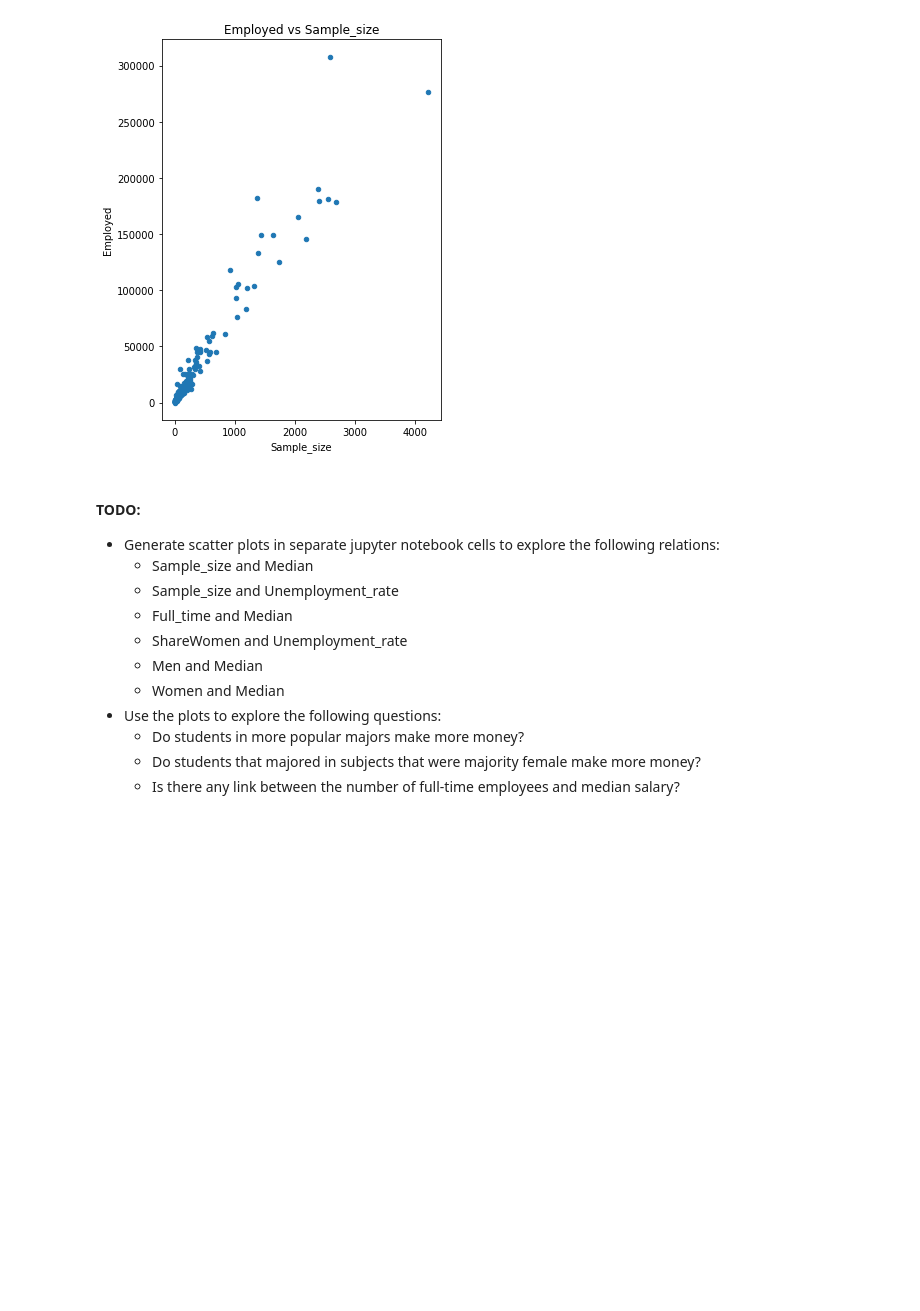
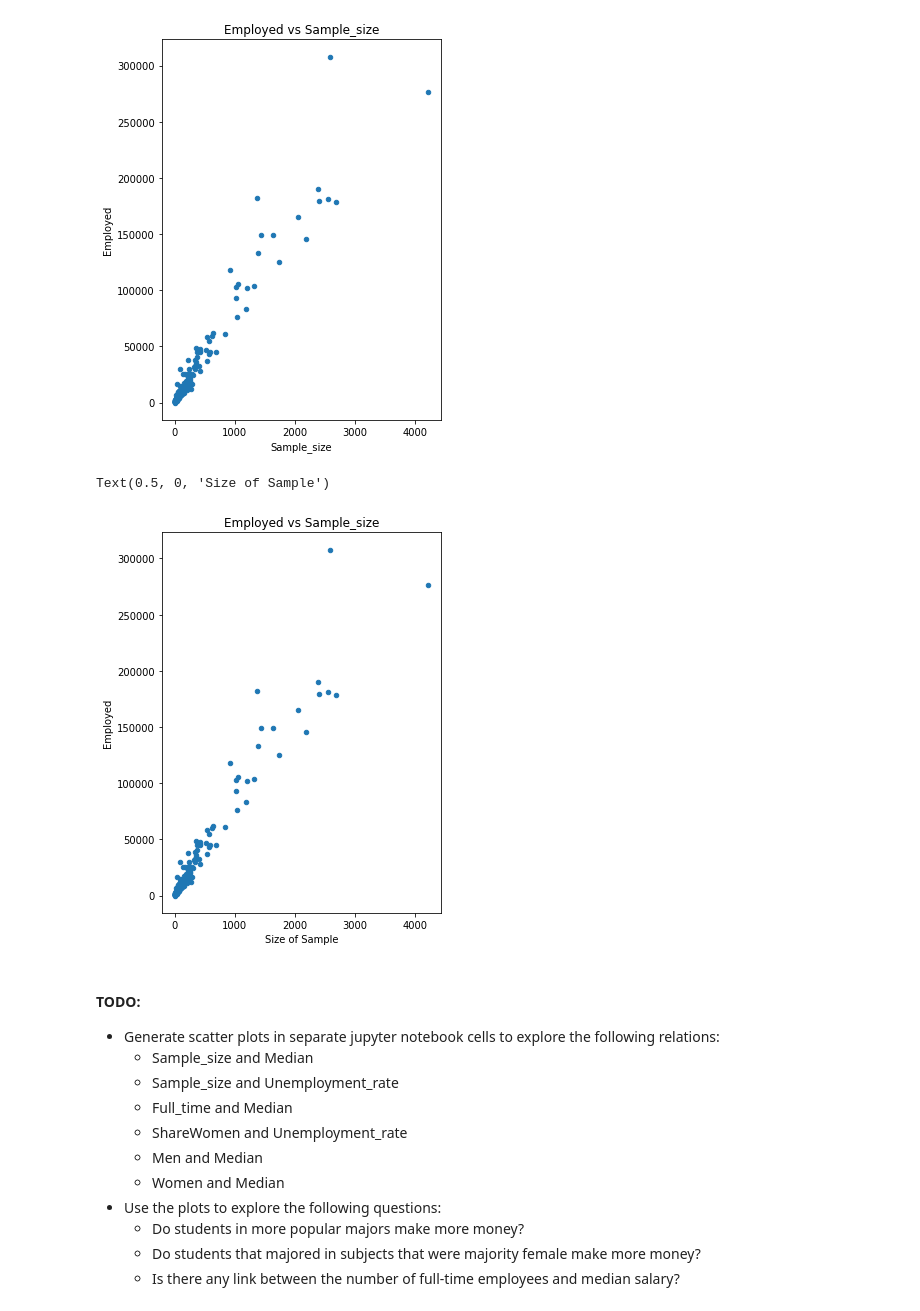
Before and after one commit to tayyabsarfraz/Introduction-to-Data-Analyst-and-Data-Science, a Jupyter notebook: Module no 02- Python for Data Scientists/02 - Pandas for Data Scientists/Lec-2.10(Pandas-01-From-Python-Dictionary-to-Pandas-Dataframe).ipynb, the cells around one changed output. Saved outputs shown, nothing was run; the diff lists cells and outputs as text; code cells hidden in the pictures; blank space fills up the shorter version.

```diff
--- a/Module no 02- Python for Data Scientists/02 - Pandas for Data Scientists/Lec-2.10(Pandas-01-From-Python-Dictionary-to-Pandas-Dataframe).ipynb
+++ b/Module no 02- Python for Data Scientists/02 - Pandas for Data Scientists/Lec-2.10(Pandas-01-From-Python-Dictionary-to-Pandas-Dataframe).ipynb
@@ -520,6 +520,13 @@ recent_grads.plot(x='Sample_size', y='Employed', kind='scatter', title='Employed
 # %% [output]
 <AxesSubplot:title={'center':'Employed vs Sample_size'}, xlabel='Sample_size', ylabel='Employed'>
 [figure]
+# %%
+# let's see the above mentioned plot
+ax = recent_grads.plot(x='Sample_size', y='Employed', kind='scatter', title='Employed vs Sample_size', figsize=(5,7))
+ax.set_xlabel("Size of Sample")
+# %% [output]
+Text(0.5, 0, 'Size of Sample')
+[figure, added]
 # %% [markdown]
 #### TODO:
 * Generate scatter plots in separate jupyter notebook cells to explore the following relations:
```
Also changed, not shown: parts of 19 cells of this notebook.
